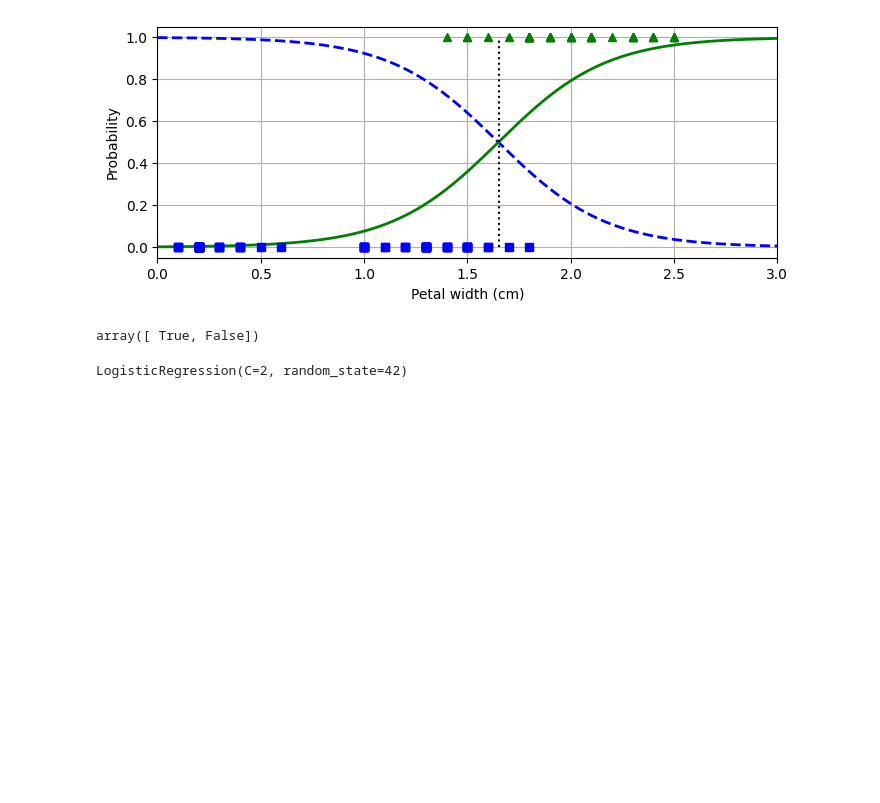
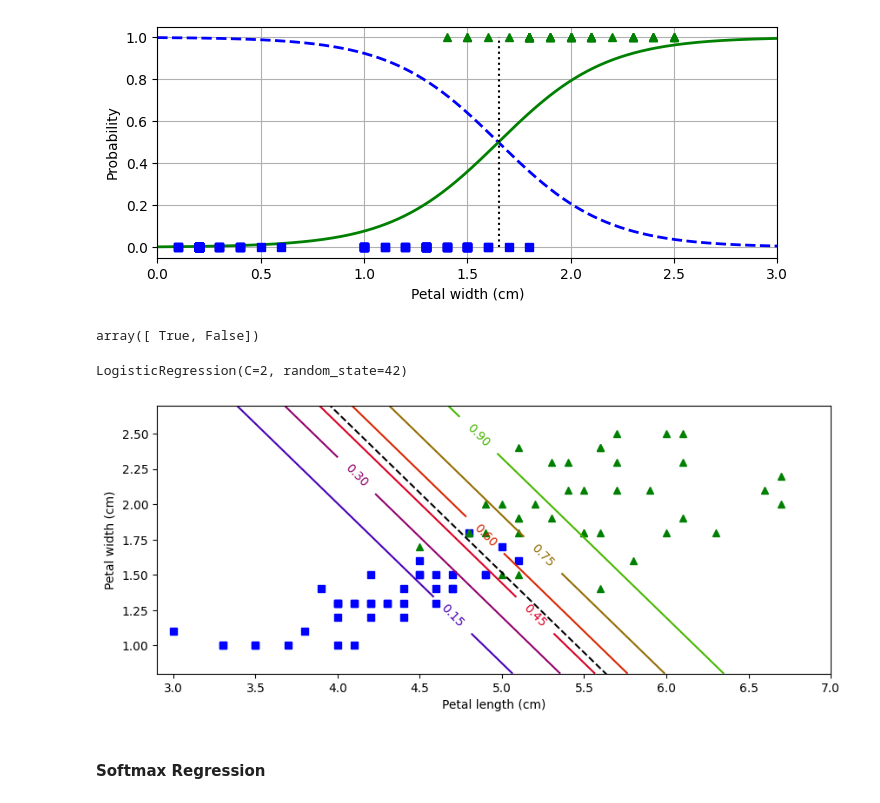
Before and after one commit to paulcarvalho/ML-Training-Models, a Jupyter notebook: training_linear_models.ipynb, the cells around one changed output. Drawn from its saved outputs; the diff is of its cells as text; code cells hidden in the pictures; blank space fills up the shorter version.

```diff
--- a/training_linear_models.ipynb
+++ b/training_linear_models.ipynb
@@ -700,3 +700,26 @@ log_reg = LogisticRegression(C=2, random_state=42)
 log_reg.fit(X_train, y_train)
 # %% [output]
 LogisticRegression(C=2, random_state=42)
+# %%
+x0, x1 = np.meshgrid(np.linspace(2.9, 7, 500).reshape(-1, 1),
+                     np.linspace(0.8, 2.7, 200).reshape(-1, 1))
+X_new = np.c_[x0.ravel(), x1.ravel()]
+y_proba = log_reg.predict_proba(X_new)
+zz = y_proba[:,1].reshape(x0.shape)
+
+left_right = np.array([2.9, 7])
+boundary = -((log_reg.coef_[0,0] * left_right + log_reg.intercept_[0]) / log_reg.coef_[0,1])
+plt.figure(figsize=(10, 4))
+plt.plot(X_train[y_train == 0, 0], X_train[y_train == 0, 1], 'bs')
+plt.plot(X_train[y_train == 1, 0], X_train[y_train == 1, 1], 'g^')
+contour = plt.contour(x0, x1, zz, cmap=plt.cm.brg)
+plt.clabel(contour, inline=1)
+plt.plot(left_right, boundary, "k--")
+plt.axis([2.9, 7, 0.8, 2.7])
+plt.xlabel("Petal length (cm)")
+plt.ylabel("Petal width (cm)")
+plt.show()
+# %% [output]
+[figure, added]
+# %% [markdown]
+#### Softmax Regression
```
